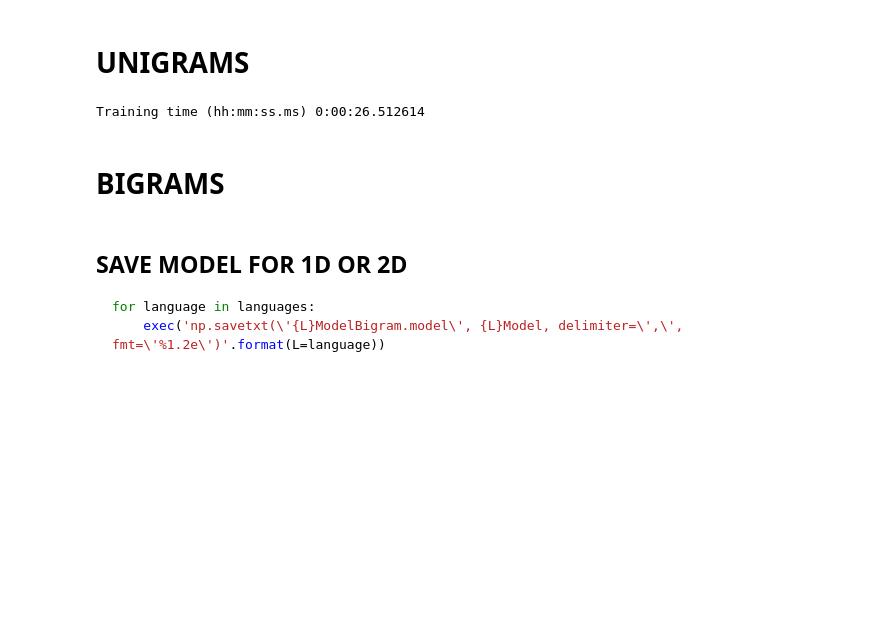
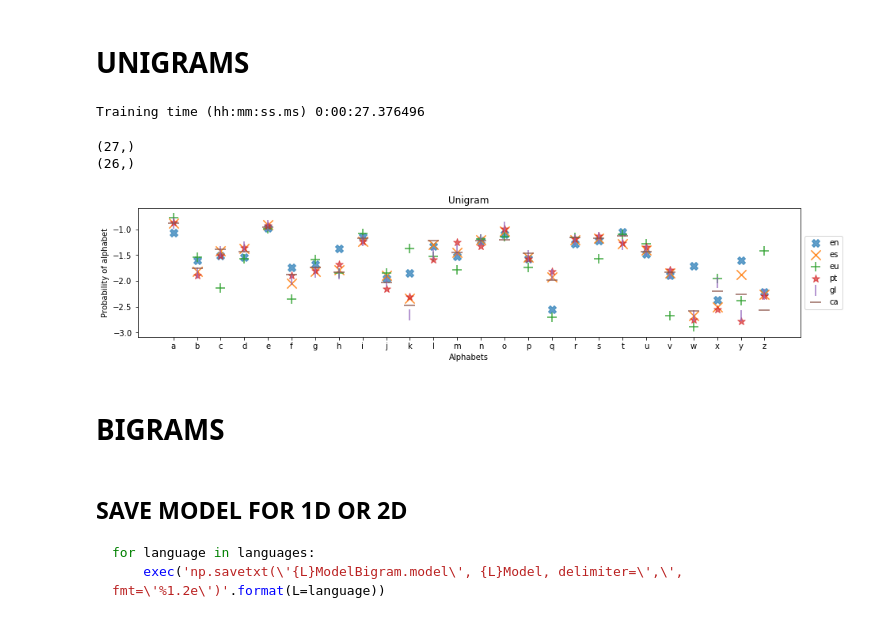
Before and after one commit to Gagandeep999/Language_Classifier, a Jupyter notebook: Playground/Efficient_code_for_ngrams.ipynb, the cells around one changed output. Saved outputs shown, nothing was run; the diff lists cells and outputs as text; code cells hidden in the pictures; blank space fills up the shorter version.

Commit message:
Graphs generated after submission.
Signed-off-by: GAGANDEEP SINGH <gagan.rishi999@gmail.com>

```diff
--- a/Playground/Efficient_code_for_ngrams.ipynb
+++ b/Playground/Efficient_code_for_ngrams.ipynb
@@ -49,21 +57,38 @@ print(trainDict.keys())
 # UNIGRAMS
 # %%
 for language in languages:
-    exec("%sModel=np.zeros(shape=(%sSize+1))" %(language, language))
+    exec("{L}Model = np.resize({L}Model, ({L}Size+1))".format(L=language))
+
     exec('{L}Model = np.add({L}Model, defaultSmoothing)'.format(L=language))
 
+
 start_time = datetime.now()
-delta = 0
-for language, tweets in trainDict.items():
+delta = 0.5
+for language, tweets in train_dict.items():
     for tweet in tweets:
-        for i in range(len(tweet)-1):
-            first = tweet[i]
-            exec('index = %sAlphabets[first]'%(language)) #index = esAlphabets[first] #get index of the character from the language dictionary
-            exec('%sModel[index] += 1'%(language)) #increment that index in the language model
+        for i in range(len(tweet) - 1):
+            first = tweet[i] # get the first character
+            if not first.isspace():
+                exec('index = %sAlphabets[first]' % language)  # get index of the character from the language dictionary
+                exec('%sModel[index] += 1' % language)
 for language in languages:
     exec('%sModel = np.add(%sModel, delta)'%(language, language)) #this is where smoothing happens
     exec('%sModel = np.divide(%sModel, %sModel.sum(axis=0))'%(language, language, language)) #divide all the values by the sum of the row
     exec('%sModel = np.log10(%sModel)'%(language, language))
 print('Training time (hh:mm:ss.ms) {}'.format(datetime.now() - start_time ))
 # %% [output]
-Training time (hh:mm:ss.ms) 0:00:26.512614
+Training time (hh:mm:ss.ms) 0:00:27.376496
+# %%
+dictA = {'a':0,'b':1,'c':2,'d':3,'e':4,'f':5,'g':6,'h':7,'i':8,'j':9,'k':10,'l':11,'m':12,'n':13,'o':14,'p':15,'q':16,'r':17,'s':18,'t':19,'u':20,'v':21,'w':22,'x':23,'y':24,'z':25 }
+for language in languages:
+    exec("{L}newModel = np.resize({L}Model, ({L}Size))".format(L=language))
+    for key, value in dictA.items():
+        exec('index = %sAlphabets[key]'%(language))
+        exec('%snewModel[value] = %sModel[index]'%(language, language))
+# %%
+print(esModel.shape)
+# print(esAlphabets)
+print(esnewModel.shape)
+# %% [output]
+(27,)
+(26,)
@@ -70,3 +108,36 @@ Training time (hh:mm:ss.ms) 0:00:26.512614
+# %%
+x = np.asarray(list(dictA.values()))
+y1 = ennewModel
+y2 = esnewModel
+y3 = eunewModel
+y4 = ptnewModel
+y5 = glnewModel
+y6 = canewModel
+
+fig = plt.figure()
+ax = plt.subplot(111)
+fig.set_size_inches(15, 3)
+area = 250
+# colors = np.random.rand(x.shape[0])
+plt.title('Unigram')
+plt.xlabel('Alphabets')
+plt.ylabel('Probability of alphabet')
+plt.scatter(x, y1, s=100, alpha=0.7, marker='X', label='en')
+plt.scatter(x, y2, s=150, alpha=0.9, marker='x', label='es')
+plt.scatter(x, y3, s=150, alpha=0.9, marker='+', label='eu')
+plt.scatter(x, y4, s=100, alpha=0.7, marker='*', label='pt')
+plt.scatter(x, y5, s=200, alpha=0.9, marker='|', label='gl')
+plt.scatter(x, y6, s=200, alpha=0.9, marker='_', label='ca')
+plt.xticks(x, list(dictA.keys()))
+plt.tick_params(axis='x', which='minor', labelsize=10, width = 5)
+
+ax.legend(loc='center left', bbox_to_anchor=(1, 0.5))
+
+plt.show()
+
+# plt.savefig('Unigram.png', dpi=150, bbox_inches='tight')
+# %% [output]
+[figure, added]
 # %% [markdown]
 # BIGRAMS
 # %%
```
Also changed, not shown: parts of 6 cells of this notebook, 30 other files.
